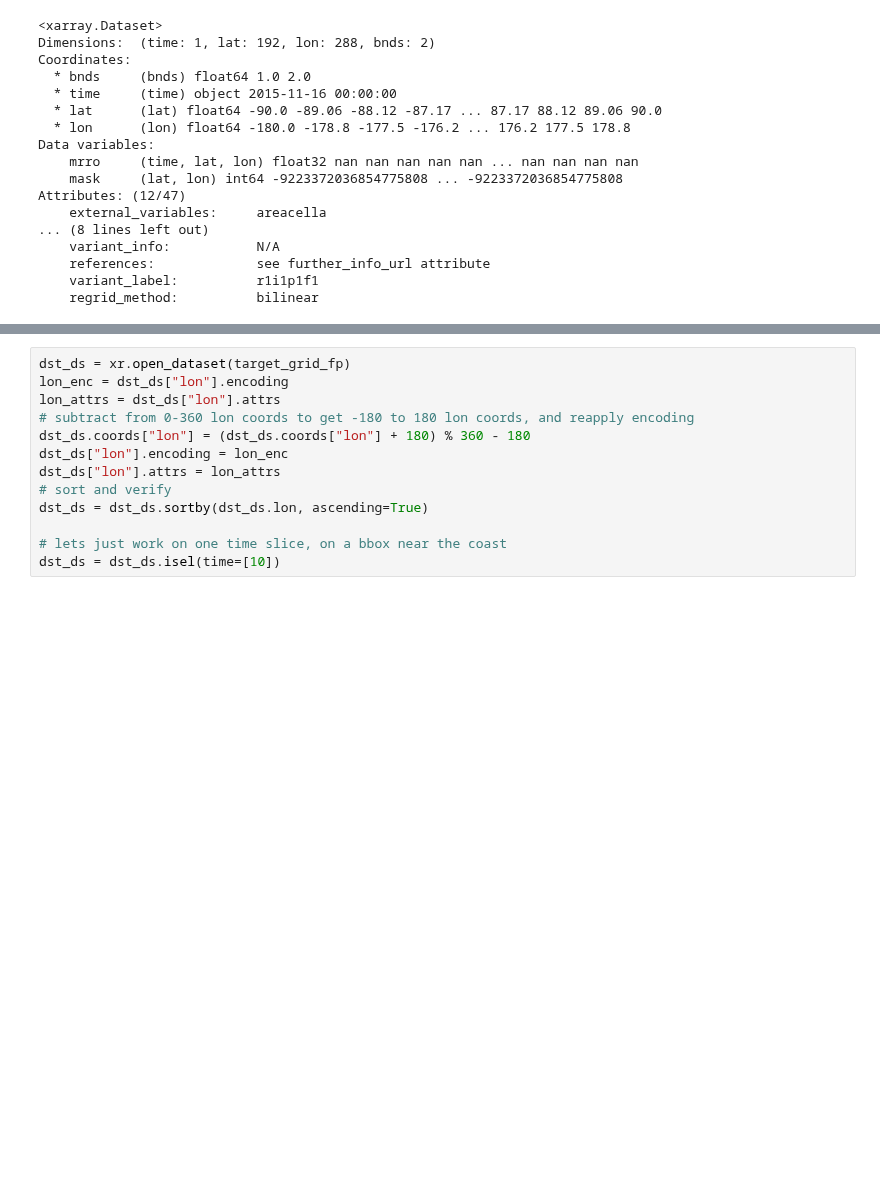
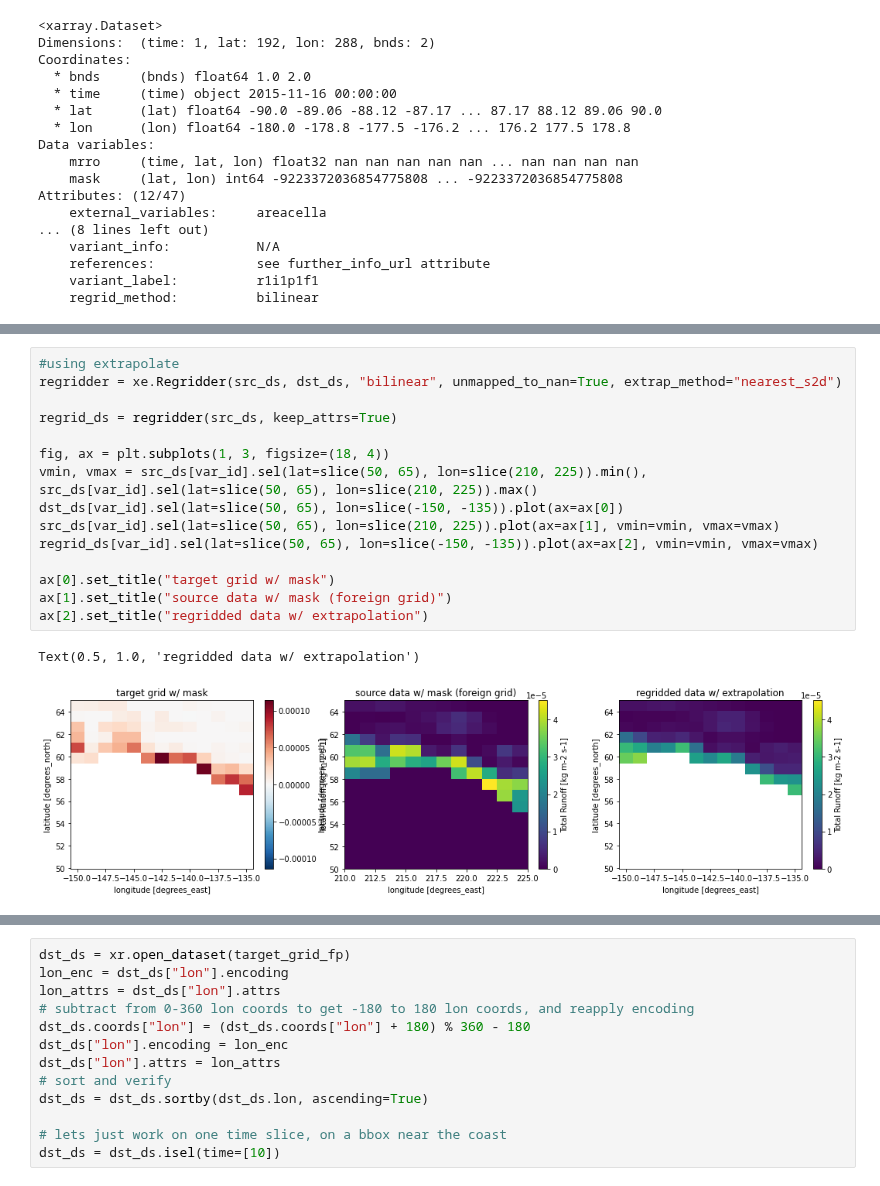
Before and after one commit to ua-snap/cmip6-utils, a Jupyter notebook: regridding/explore_regridding_nan.ipynb, the cells around one changed output, grey strips where cells are left out. Drawn from its saved outputs; the diff is of its cells as text; blank space fills up the shorter version.

Commit message:
add extrapolation section

```diff
--- a/regridding/explore_regridding_nan.ipynb
+++ b/regridding/explore_regridding_nan.ipynb
@@ -272,0 +277,18 @@ Attributes: (12/47)
+# %%
+#using extrapolate
+regridder = xe.Regridder(src_ds, dst_ds, "bilinear", unmapped_to_nan=True, extrap_method="nearest_s2d")
+
+regrid_ds = regridder(src_ds, keep_attrs=True)
+
+fig, ax = plt.subplots(1, 3, figsize=(18, 4))
+vmin, vmax = src_ds[var_id].sel(lat=slice(50, 65), lon=slice(210, 225)).min(), src_ds[var_id].sel(lat=slice(50, 65), lon=slice(210, 225)).max()
+dst_ds[var_id].sel(lat=slice(50, 65), lon=slice(-150, -135)).plot(ax=ax[0])
+src_ds[var_id].sel(lat=slice(50, 65), lon=slice(210, 225)).plot(ax=ax[1], vmin=vmin, vmax=vmax)
+regrid_ds[var_id].sel(lat=slice(50, 65), lon=slice(-150, -135)).plot(ax=ax[2], vmin=vmin, vmax=vmax)
+
+ax[0].set_title("target grid w/ mask")
+ax[1].set_title("source data w/ mask (foreign grid)")
+ax[2].set_title("regridded data w/ extrapolation")
+# %% [output]
+Text(0.5, 1.0, 'regridded data w/ extrapolation')
+[figure, added]
```
Also changed, not shown: parts of 4 cells of this notebook.
